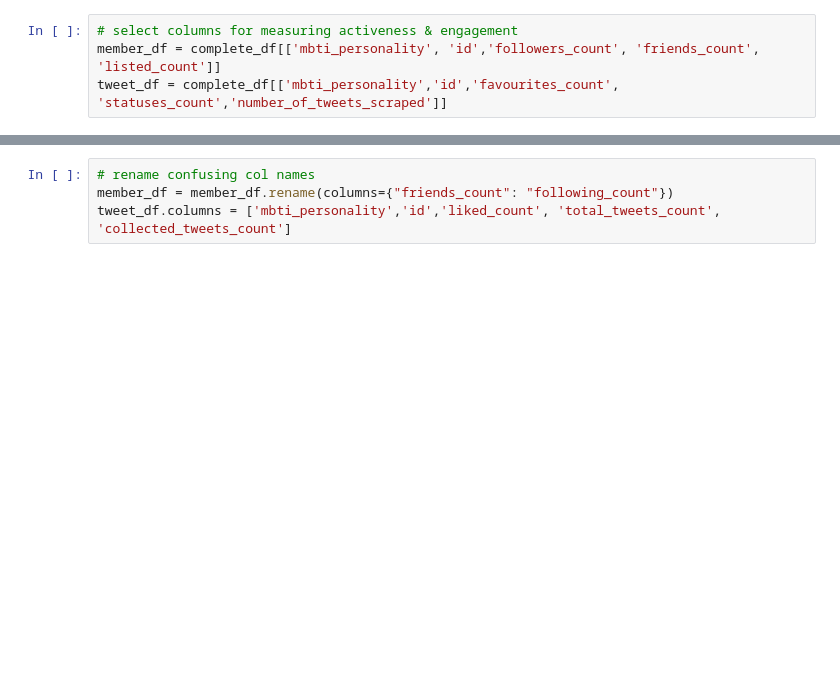
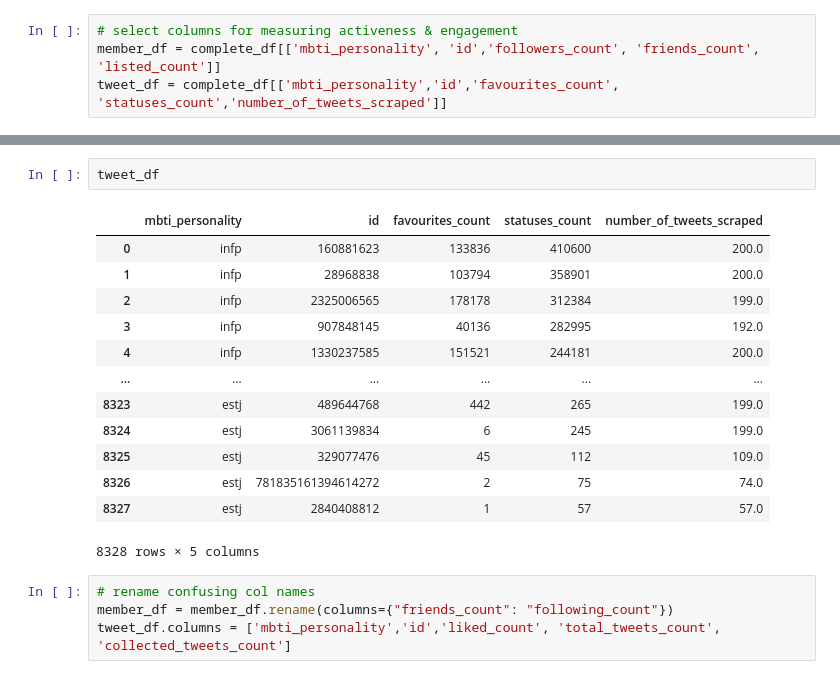
Before and after one commit to Skylar-Shi/MBTI_Data_Analysis_Project, a Jupyter notebook: DataCheckpointGroup_Sp23_RandomName.ipynb, the cells around one changed output, grey strips where cells are left out. Drawn from its saved outputs; the diff is of its cells as text; blank space fills up the shorter version.

```diff
--- a/DataCheckpointGroup_Sp23_RandomName.ipynb
+++ b/DataCheckpointGroup_Sp23_RandomName.ipynb
@@ -533,3 +172,19 @@ tweet_df = complete_df[['mbti_personality','id','favourites_count', 'statuses_co
+# %%
+tweet_df
+# %% [output]
+|  | mbti_personality | id | favourites_count | statuses_count | number_of_tweets_scraped |
+| 0 | infp | 160881623 | 133836 | 410600 | 200.0 |
+| 1 | infp | 28968838 | 103794 | 358901 | 200.0 |
+| 2 | infp | 2325006565 | 178178 | 312384 | 199.0 |
+| 3 | infp | 907848145 | 40136 | 282995 | 192.0 |
+| 4 | infp | 1330237585 | 151521 | 244181 | 200.0 |
+| ... | ... | ... | ... | ... | ... |
+| 8323 | estj | 489644768 | 442 | 265 | 199.0 |
+| 8324 | estj | 3061139834 | 6 | 245 | 199.0 |
+| 8325 | estj | 329077476 | 45 | 112 | 109.0 |
+| 8326 | estj | 781835161394614272 | 2 | 75 | 74.0 |
+| 8327 | estj | 2840408812 | 1 | 57 | 57.0 |
+8328 rows × 5 columns
 # %%
 # rename confusing col names
 member_df = member_df.rename(columns={"friends_count": "following_count"})
```
Also changed, not shown: parts of 109 cells of this notebook.
